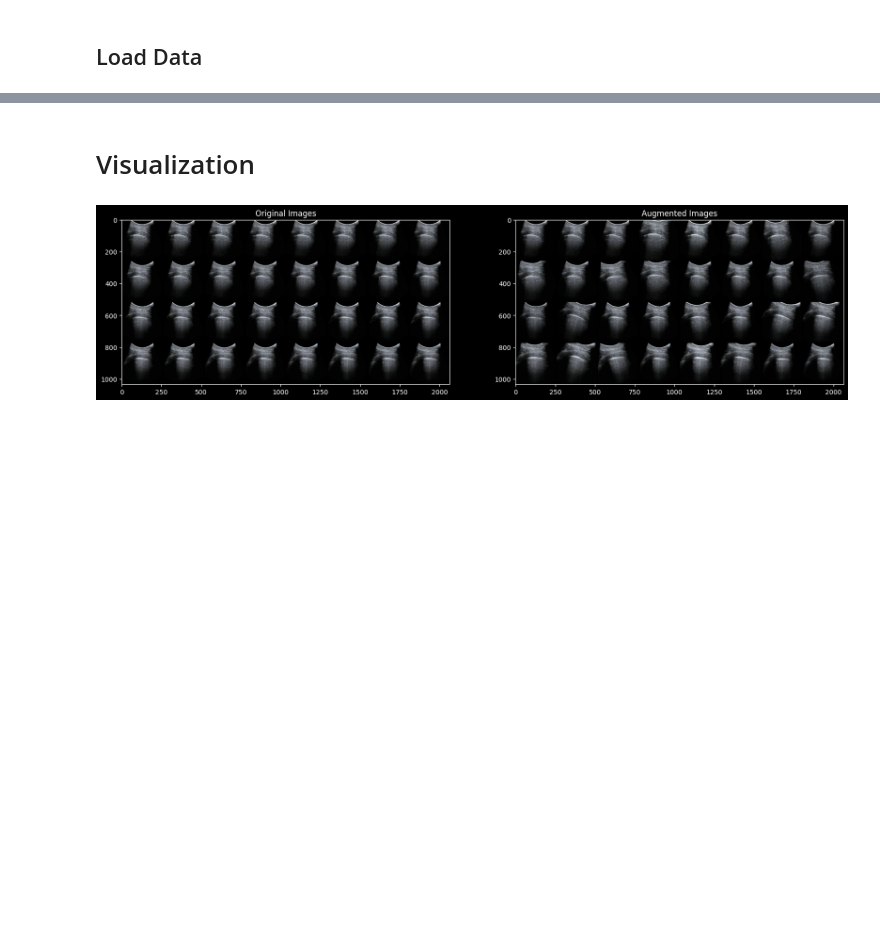
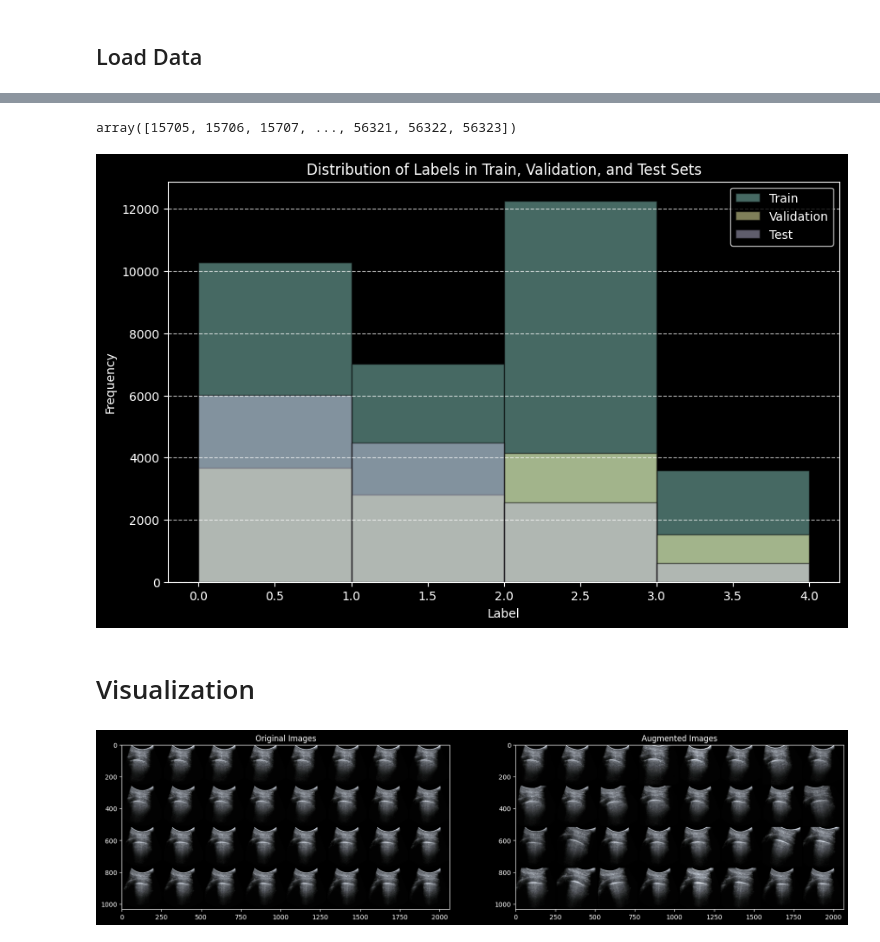
Before and after one commit to andrian-melnic/lung-ultrasound-self-attention, a Jupyter notebook: notebooks/test_data_processing.ipynb, the cells around one changed output, grey strips where cells are left out. Drawn from its saved outputs; the diff is of its cells as text; code cells hidden in the pictures; blank space fills up the shorter version.

```diff
--- a/notebooks/test_data_processing.ipynb
+++ b/notebooks/test_data_processing.ipynb
@@ -482,3 +530,33 @@ Test DL: 48784
+# %%
+np.array(train_indices)
+# %% [output]
+array([15705, 15706, 15707, ..., 56321, 56322, 56323])
+# %%
+import matplotlib.pyplot as plt
+
+# Assuming you have already retrieved split_info and defined train_indices, val_indices, and test_indices
+labels = split_info['labels']
+
+# Extract labels for train, validation, and test sets
+train_labels = [labels[i] for i in train_indices]
+val_labels = [labels[i] for i in val_indices]
+test_labels = [labels[i] for i in test_indices]
+
+# Plot histograms for each set
+plt.figure(figsize=(10, 6))
+
+plt.hist(train_labels, bins=range(min(labels), max(labels) + 2), alpha=0.5, label='Train', edgecolor='black')
+plt.hist(val_labels, bins=range(min(labels), max(labels) + 2), alpha=0.5, label='Validation', edgecolor='black')
+plt.hist(test_labels, bins=range(min(labels), max(labels) + 2), alpha=0.5, label='Test', edgecolor='black')
+
+plt.title('Distribution of Labels in Train, Validation, and Test Sets')
+plt.xlabel('Label')
+plt.ylabel('Frequency')
+plt.legend()
+plt.grid(axis='y', linestyle='--', alpha=0.7)
+plt.show()
+# %% [output]
+[figure, added]
 # %% [markdown]
 # Visualization
 # %%
```
Also changed, not shown: parts of 5 cells of this notebook.
